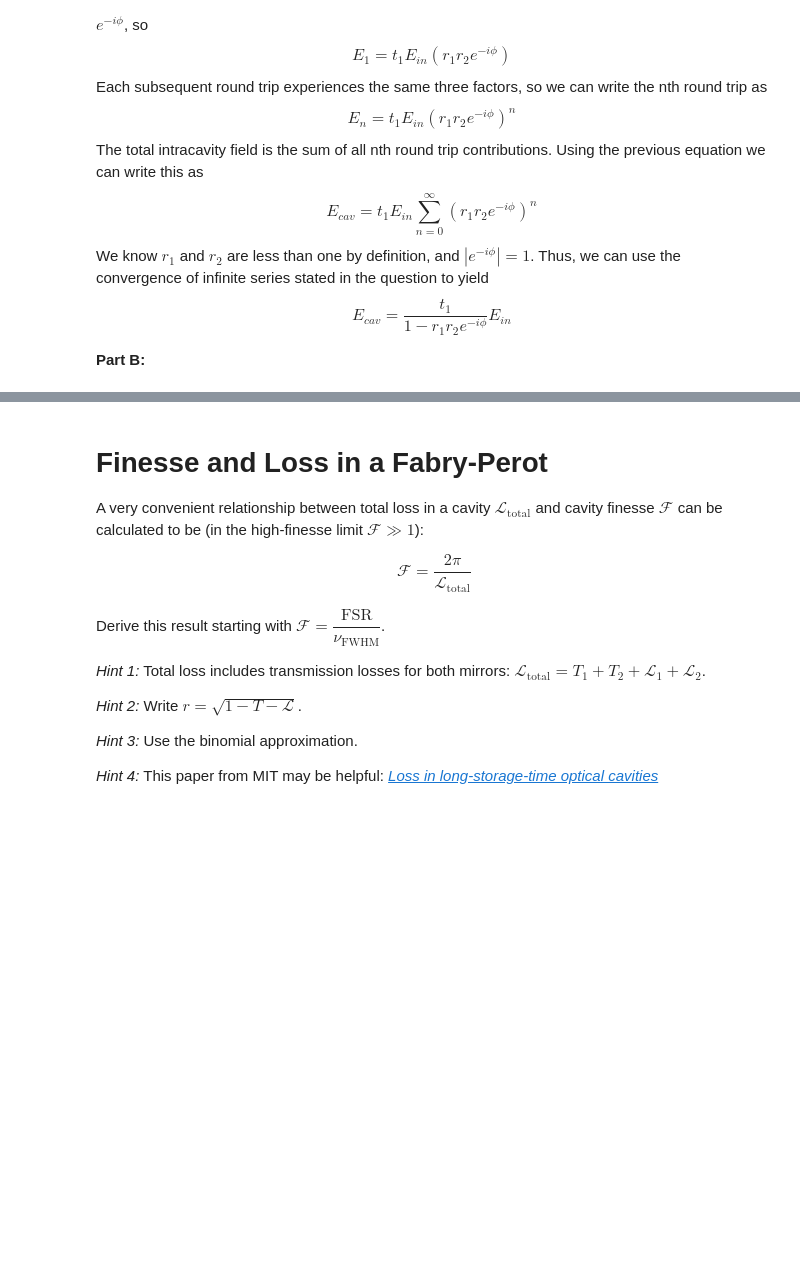
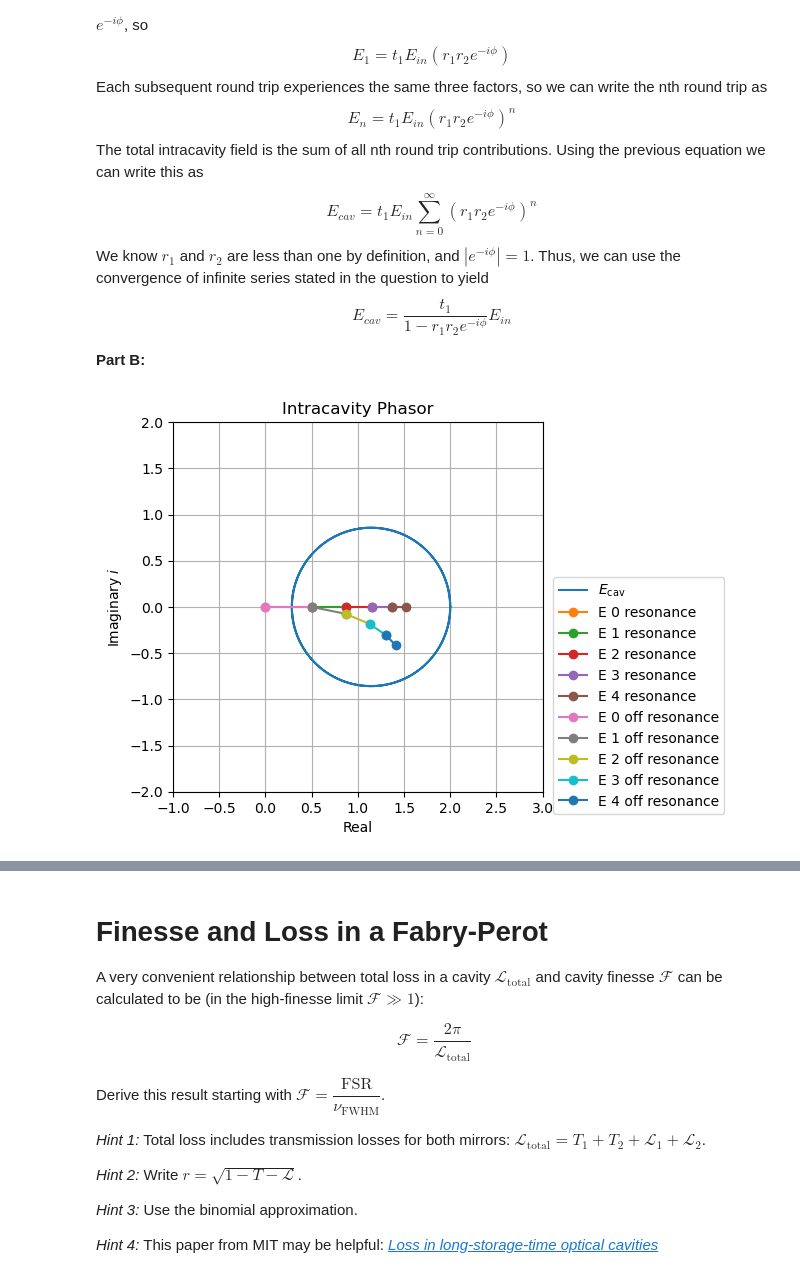
Before and after one commit to carthalp/lasers-and-optomechanics-homework-solutions, a Jupyter notebook: 02_hw_lasers_and_fabry_perots.ipynb, the cells around one changed output, grey strips where cells are left out. Saved outputs shown, nothing was run; the diff lists cells and outputs as text; code cells hidden in the pictures; blank space fills up the shorter version.

```diff
--- a/02_hw_lasers_and_fabry_perots.ipynb
+++ b/02_hw_lasers_and_fabry_perots.ipynb
@@ -128,3 +128,86 @@ We know $r_1$ and $r_2$ are less than one by definition, and $|e^{-i\phi}| =1 $.
 $$ E_{cav} = \frac{t_1}{1-r_1r_2e^{-i\phi}}E_{in}$$
 
 <b>Part B:</b>
+# %%
+def ecav_fp(phis, ein, trans1, trans2):
+    t1 = np.sqrt(trans1)
+    t2 = np.sqrt(trans2)
+    r1 = np.sqrt(1 - trans1)
+    r2 = np.sqrt(1 - trans2)
+    ecav = ein * t1 / (1 - r1 * r2 * np.exp(-2j * phis))
+    return ecav
+
+def ecav_fp_n(n, phis, ein, trans1, trans2):
+    t1 = np.sqrt(trans1)
+    t2 = np.sqrt(trans2)
+    r1 = np.sqrt(1 - trans1)
+    r2 = np.sqrt(1 - trans2)
+    ecav = ein * t1 * (r1 * r2 * np.exp(-2j * phis))**nn
+    return ecav
+# %%
+fig4 = plt.figure()
+ax4 = fig4.add_subplot()
+
+nn = 5
+
+phi0 = 0
+phi1 = 0.1
+phis3 = np.linspace(0, 2 * np.pi, 10000)
+
+trans1 = 0.25
+trans2 = 0.25
+ein = 1
+
+
+plot_ecav = ecav_fp(phis3, ein, trans1, trans2)
+plot_real_ecav = np.real(plot_ecav)
+plot_imag_ecav = np.imag(plot_ecav)
+
+arc1, = ax4.plot(plot_real_ecav, plot_imag_ecav, label=r"$E_\mathrm{cav}$")
+
+lines_nn = np.array([])
+lines_nnn = np.array([])
+plot_real_ecav_nn = 0
+plot_imag_ecav_nn = 0
+plot_real_ecav_nnn = 0
+plot_imag_ecav_nnn = 0
+for ii in np.arange(nn):
+
+    plot_ecav_ii = ecav_fp_nn(ii, phi0, ein, trans1, trans2)
+    plot_real_ecav_ii = np.real(plot_ecav_ii)
+    plot_imag_ecav_ii = np.imag(plot_ecav_ii)
+
+    line_ii, = ax4.plot([plot_real_ecav_nn, plot_real_ecav_nn + plot_real_ecav_ii], [plot_imag_ecav_nn, plot_imag_ecav_nn + plot_imag_ecav_ii], 'o-', label="E "+f"{ii}"+" resonance")
+
+    plot_real_ecav_nn += plot_real_ecav_ii
+    plot_imag_ecav_nn += plot_imag_ecav_ii
+
+    lines_nn = np.append(lines_nn, line_ii)
+
+for iii in np.arange(nn):
+
+    plot_ecav_iii = ecav_fp_nn(iii, phi1, ein, trans1, trans2)
+    plot_real_ecav_iii = np.real(plot_ecav_iii)
+    plot_imag_ecav_iii = np.imag(plot_ecav_iii)
+
+    line_iii, = ax4.plot([plot_real_ecav_nnn, plot_real_ecav_nnn + plot_real_ecav_iii], [plot_imag_ecav_nnn, plot_imag_ecav_nnn + plot_imag_ecav_iii], 'o-', label="E "+f"{iii}"+" off resonance")
+    plot_real_ecav_nnn += plot_real_ecav_iii
+    plot_imag_ecav_nnn += plot_imag_ecav_iii
+
+    lines_nnn = np.append(lines_nnn, line_iii)
+
+ax4.set_xlabel("Real")
+ax4.set_ylabel("Imaginary $i$")
+ax4.set_xlim([-1, 3])
+ax4.set_ylim([-2, 2])
+ax4.grid()
+
+ax4.set_title(r"Intracavity Phasor")
+
+ax4.legend(bbox_to_anchor=(1.01, 0.6))
+ax4.set_aspect('equal')
+# plt.tight_layout()
+
+plt.show()
+# %% [output]
+[figure, added]
```
Also changed, not shown: parts of 5 cells of this notebook.
